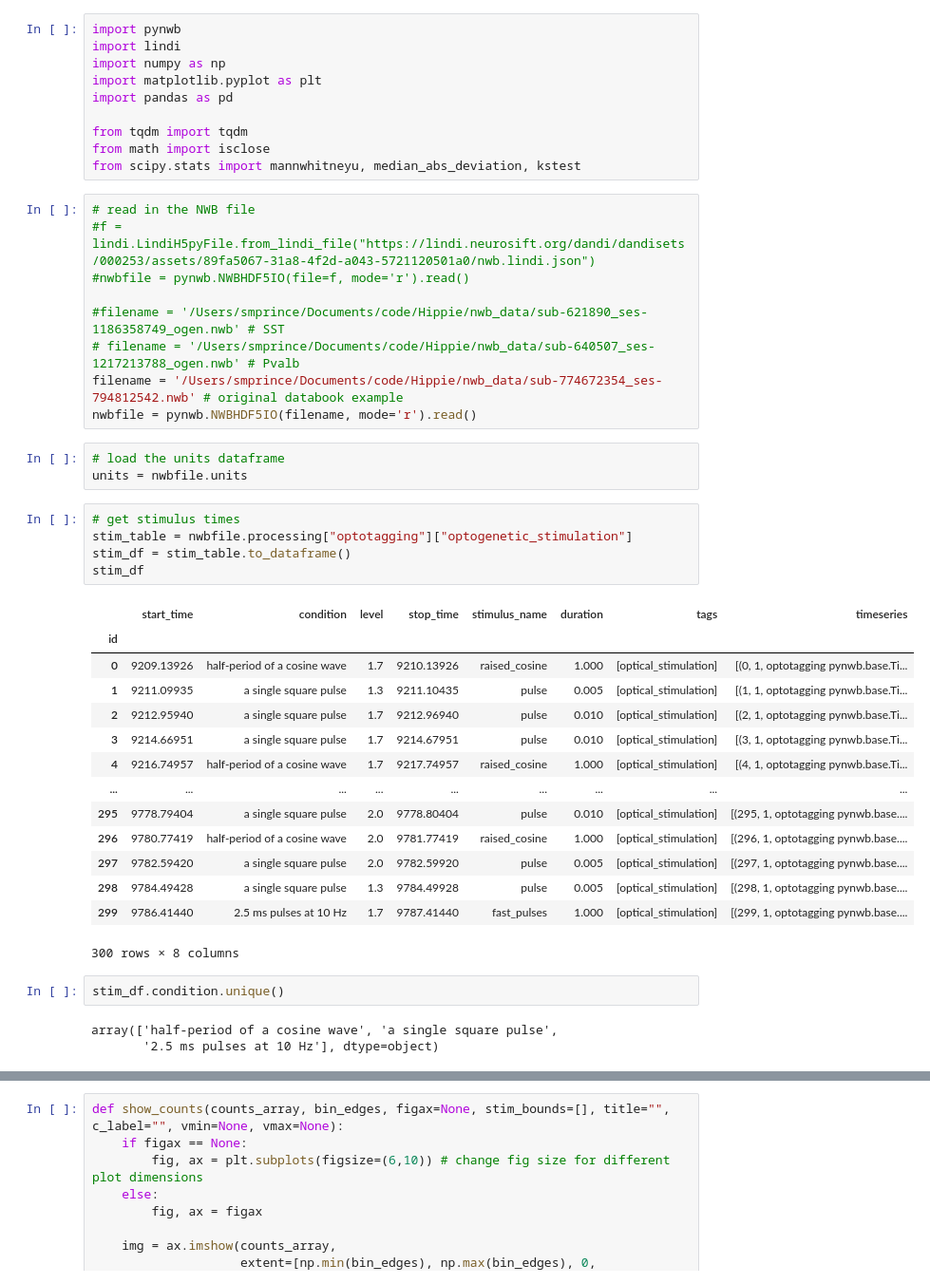
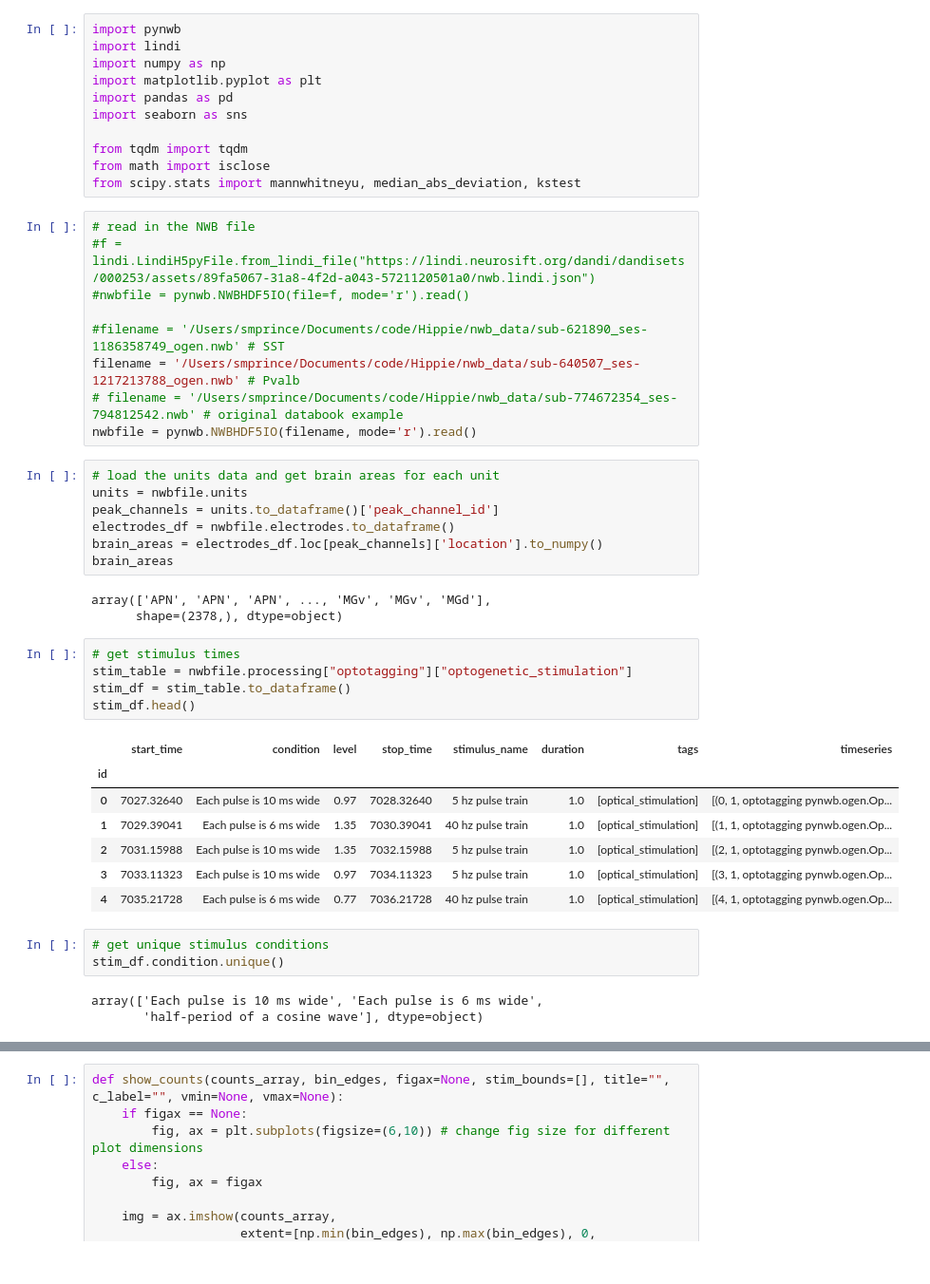
Before and after one commit to aghatpande/HIPPIE, a Jupyter notebook: test_opto_stim.ipynb, the cells around one changed output, grey strips where cells are left out. Shown at 95% size. Saved outputs shown, nothing was run; the diff lists cells and outputs as text.

```diff
--- a/test_opto_stim.ipynb
+++ b/test_opto_stim.ipynb
@@ -4,6 +4,7 @@ import lindi
 import numpy as np
 import matplotlib.pyplot as plt
 import pandas as pd
+import seaborn as sns
 
 from tqdm import tqdm
 from math import isclose
@@ -14,35 +15,36 @@ from scipy.stats import mannwhitneyu, median_abs_deviation, kstest
 #nwbfile = pynwb.NWBHDF5IO(file=f, mode='r').read()
 
 #filename = '/Users/smprince/Documents/code/Hippie/nwb_data/sub-621890_ses-1186358749_ogen.nwb' # SST
-# filename = '/Users/smprince/Documents/code/Hippie/nwb_data/sub-640507_ses-1217213788_ogen.nwb' # Pvalb
-filename = '/Users/smprince/Documents/code/Hippie/nwb_data/sub-774672354_ses-794812542.nwb' # original databook example
+filename = '/Users/smprince/Documents/code/Hippie/nwb_data/sub-640507_ses-1217213788_ogen.nwb' # Pvalb
+# filename = '/Users/smprince/Documents/code/Hippie/nwb_data/sub-774672354_ses-794812542.nwb' # original databook example
 nwbfile = pynwb.NWBHDF5IO(filename, mode='r').read()
-# %%
-# load the units dataframe
-units = nwbfile.units
+# %%
+# load the units data and get brain areas for each unit
+units = nwbfile.units
+peak_channels = units.to_dataframe()['peak_channel_id']
+electrodes_df = nwbfile.electrodes.to_dataframe()
+brain_areas = electrodes_df.loc[peak_channels]['location'].to_numpy()
+brain_areas
+# %% [output]
+array(['APN', 'APN', 'APN', ..., 'MGv', 'MGv', 'MGd'],
+      shape=(2378,), dtype=object)
 # %%
 # get stimulus times
 stim_table = nwbfile.processing["optotagging"]["optogenetic_stimulation"]
 stim_df = stim_table.to_dataframe()
-stim_df
+stim_df.head()
 # %% [output]
 |  | start_time | condition | level | stop_time | stimulus_name | duration | tags | timeseries |
 | id |  |  |  |  |  |  |  |  |
-| 0 | 9209.13926 | half-period of a cosine wave | 1.7 | 9210.13926 | raised_cosine | 1.000 | [optical_stimulation] | [(0, 1, optotagging pynwb.base.Ti... |
-| 1 | 9211.09935 | a single square pulse | 1.3 | 9211.10435 | pulse | 0.005 | [optical_stimulation] | [(1, 1, optotagging pynwb.base.Ti... |
-| 2 | 9212.95940 | a single square pulse | 1.7 | 9212.96940 | pulse | 0.010 | [optical_stimulation] | [(2, 1, optotagging pynwb.base.Ti... |
-| 3 | 9214.66951 | a single square pulse | 1.7 | 9214.67951 | pulse | 0.010 | [optical_stimulation] | [(3, 1, optotagging pynwb.base.Ti... |
-| 4 | 9216.74957 | half-period of a cosine wave | 1.7 | 9217.74957 | raised_cosine | 1.000 | [optical_stimulation] | [(4, 1, optotagging pynwb.base.Ti... |
-| ... | ... | ... | ... | ... | ... | ... | ... | ... |
-| 295 | 9778.79404 | a single square pulse | 2.0 | 9778.80404 | pulse | 0.010 | [optical_stimulation] | [(295, 1, optotagging pynwb.base.... |
-| 296 | 9780.77419 | half-period of a cosine wave | 2.0 | 9781.77419 | raised_cosine | 1.000 | [optical_stimulation] | [(296, 1, optotagging pynwb.base.... |
-| 297 | 9782.59420 | a single square pulse | 2.0 | 9782.59920 | pulse | 0.005 | [optical_stimulation] | [(297, 1, optotagging pynwb.base.... |
-| 298 | 9784.49428 | a single square pulse | 1.3 | 9784.49928 | pulse | 0.005 | [optical_stimulation] | [(298, 1, optotagging pynwb.base.... |
-| 299 | 9786.41440 | 2.5 ms pulses at 10 Hz | 1.7 | 9787.41440 | fast_pulses | 1.000 | [optical_stimulation] | [(299, 1, optotagging pynwb.base.... |
+| 0 | 7027.32640 | Each pulse is 10 ms wide | 0.97 | 7028.32640 | 5 hz pulse train | 1.0 | [optical_stimulation] | [(0, 1, optotagging pynwb.ogen.Op... |
+| 1 | 7029.39041 | Each pulse is 6 ms wide | 1.35 | 7030.39041 | 40 hz pulse train | 1.0 | [optical_stimulation] | [(1, 1, optotagging pynwb.ogen.Op... |
+| 2 | 7031.15988 | Each pulse is 10 ms wide | 1.35 | 7032.15988 | 5 hz pulse train | 1.0 | [optical_stimulation] | [(2, 1, optotagging pynwb.ogen.Op... |
+| 3 | 7033.11323 | Each pulse is 10 ms wide | 0.97 | 7034.11323 | 5 hz pulse train | 1.0 | [optical_stimulation] | [(3, 1, optotagging pynwb.ogen.Op... |
+| 4 | 7035.21728 | Each pulse is 6 ms wide | 0.77 | 7036.21728 | 40 hz pulse train | 1.0 | [optical_stimulation] | [(4, 1, optotagging pynwb.ogen.Op... |
-300 rows × 8 columns
 # %%
+# get unique stimulus conditions
 stim_df.condition.unique()
 # %% [output]
-array(['half-period of a cosine wave', 'a single square pulse',
-       '2.5 ms pulses at 10 Hz'], dtype=object)
+array(['Each pulse is 10 ms wide', 'Each pulse is 6 ms wide',
+       'half-period of a cosine wave'], dtype=object)
 # %%
```
Also changed, not shown: parts of 16 cells of this notebook.
